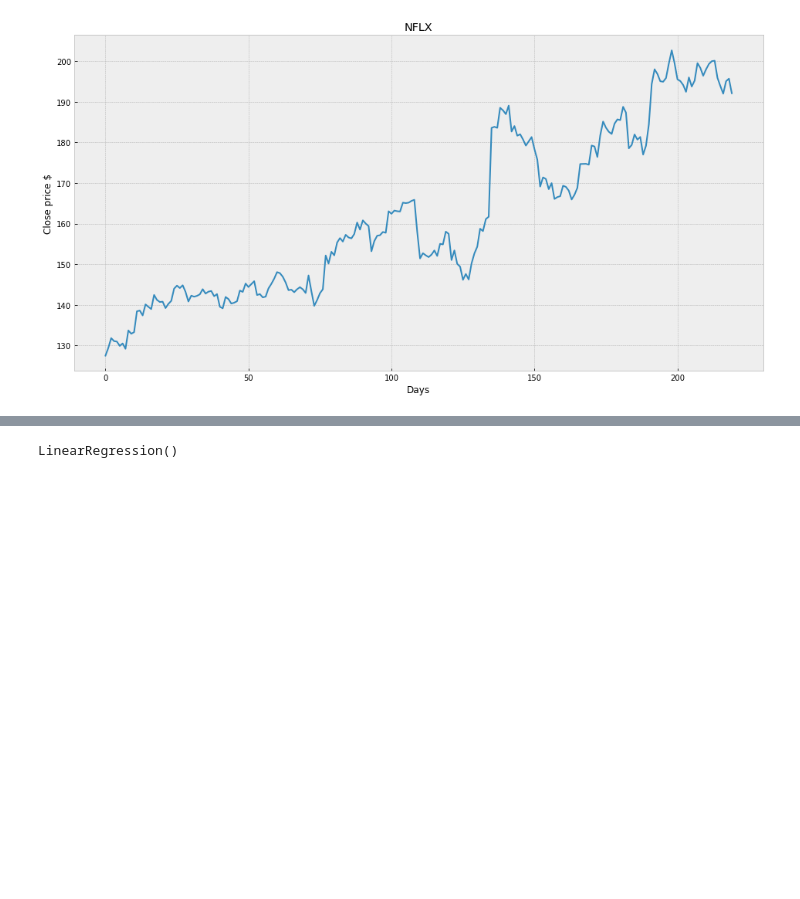
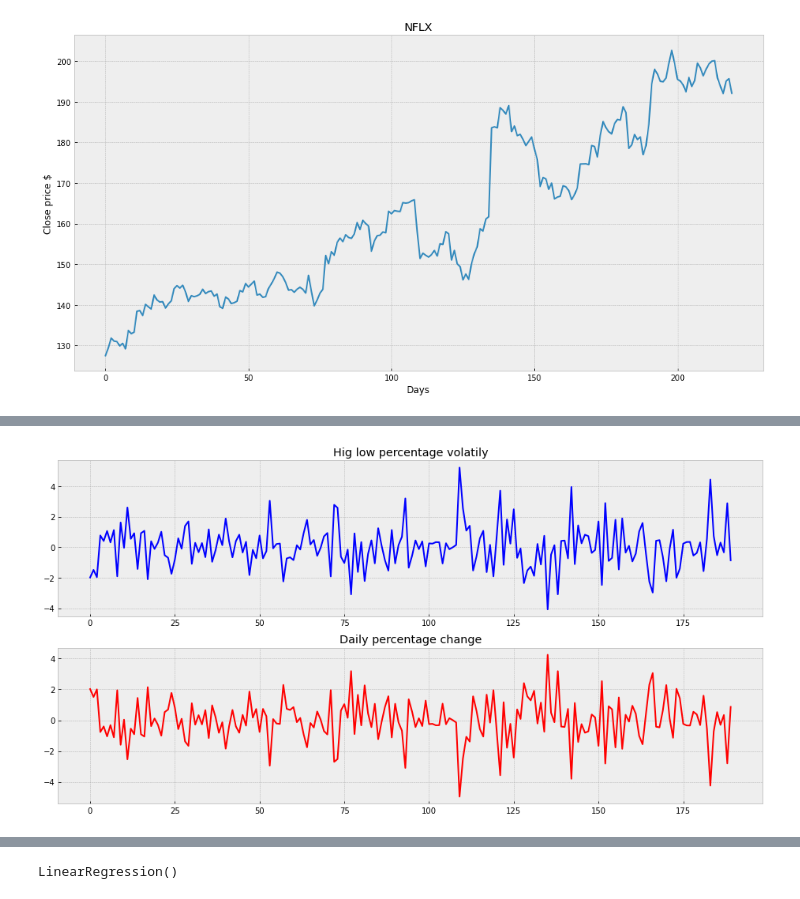
Before and after one commit to tavo-robotas/class, a Jupyter notebook: machine_learning/__linear_regression/__linear_regression_X(test_prep_a).ipynb, the cells around one changed output, grey strips where cells are left out. Cells and saved outputs as stored; diff of their text form; code cells hidden in the pictures; blank space fills up the shorter version.

```diff
--- a/machine_learning/__linear_regression/__linear_regression_X(test_prep_a).ipynb
+++ b/machine_learning/__linear_regression/__linear_regression_X(test_prep_a).ipynb
@@ -75,0 +88,9 @@ See the caveats in the documentation: http://pandas.pydata.org/pandas-docs/stabl
+# %%
+fig, ax = plt.subplots(2, figsize=(16, 8))
+ax[0].plot(df['HLP'], c='b')
+ax[0].set_title('Hig low percentage volatily')
+ax[1].plot(df['DPC'], c='r')
+ax[1].set_title('Daily percentage change')
+plt.show()
+# %% [output]
+[figure, added]
```
Also changed, not shown: parts of 20 cells of this notebook.
